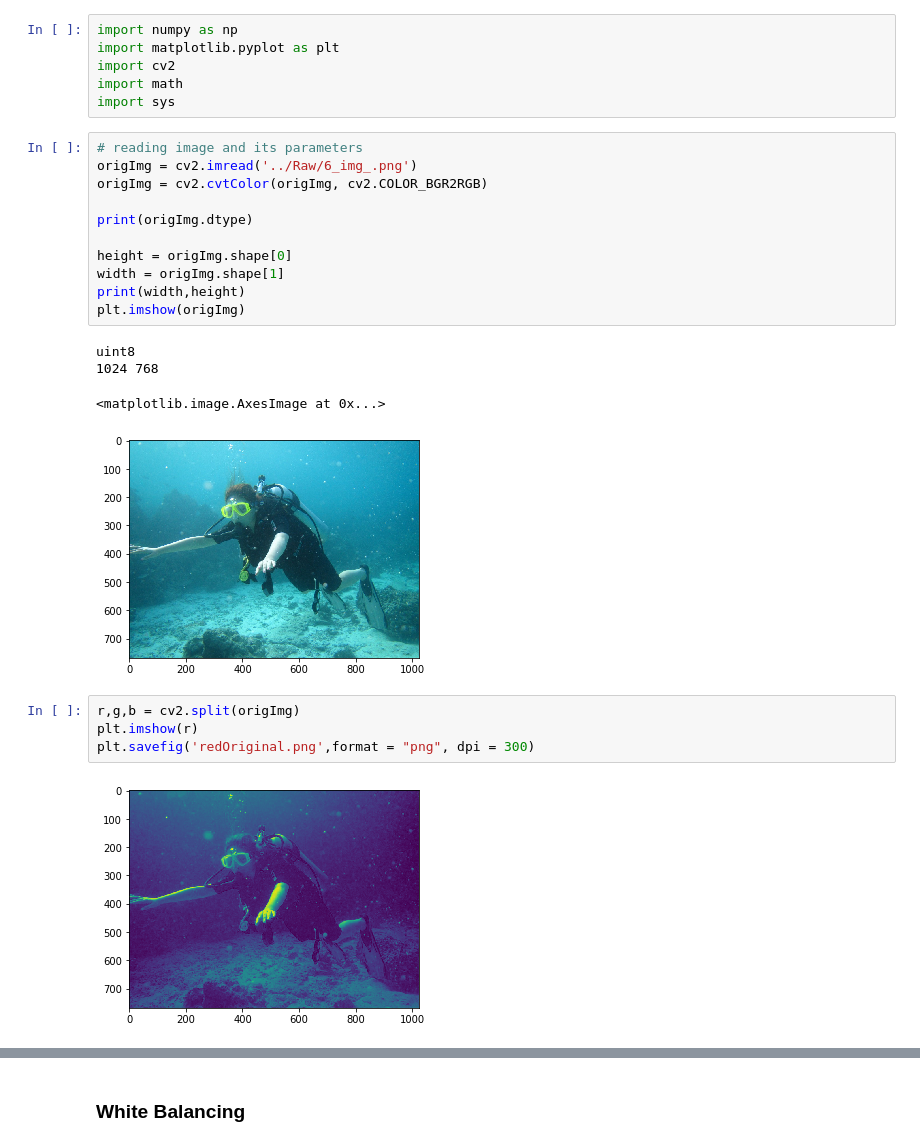
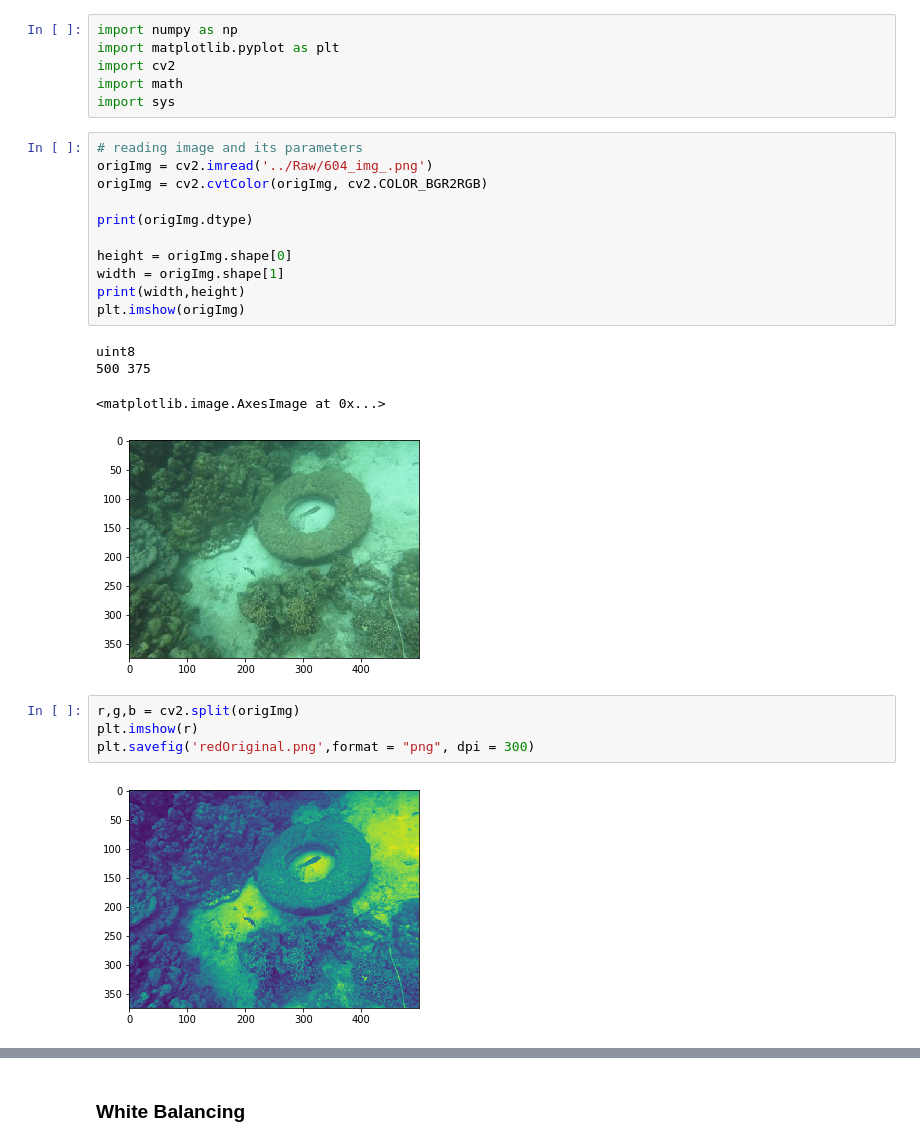
Before and after one commit to anujMT19061/Under_Water_Image_Enhancement, a Jupyter notebook: Under_Water_Image_Enhancement.ipynb, the cells around one changed output, grey strips where cells are left out. Saved outputs shown, nothing was run; the diff lists cells and outputs as text.

```diff
--- a/Under_Water_Image_Enhancement.ipynb
+++ b/Under_Water_Image_Enhancement.ipynb
@@ -6,26 +6,26 @@ import math
 import sys
 # %%
 # reading image and its parameters
-origImg = cv2.imread('../Raw/6_img_.png')
+origImg = cv2.imread('../Raw/604_img_.png')
 origImg = cv2.cvtColor(origImg, cv2.COLOR_BGR2RGB)
 
 print(origImg.dtype)
 
 height = origImg.shape[0]
 width = origImg.shape[1]
 print(width,height)
 plt.imshow(origImg)
 # %% [output]
 uint8
-1024 768
+500 375
 <matplotlib.image.AxesImage at 0x...>
-[figure, old version]
+[figure, new version]
 # %%
 r,g,b = cv2.split(origImg)
 plt.imshow(r)
 plt.savefig('redOriginal.png',format = "png", dpi = 300)
 # %% [output]
-[figure, old version]
+[figure, new version]
 # %%
 plt.imshow(g)
 # %% [output]
```
Also changed, not shown: parts of 26 cells of this notebook.
